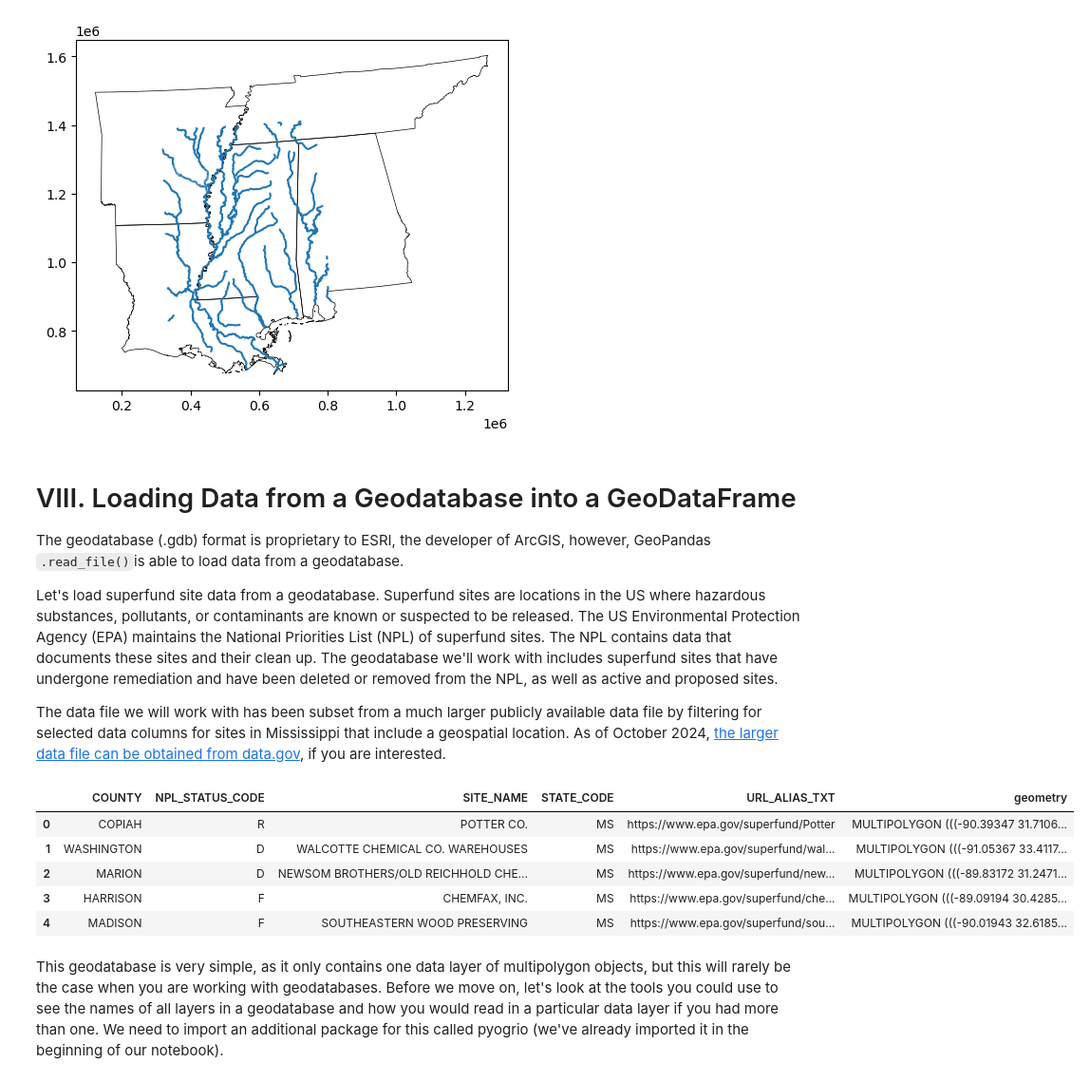
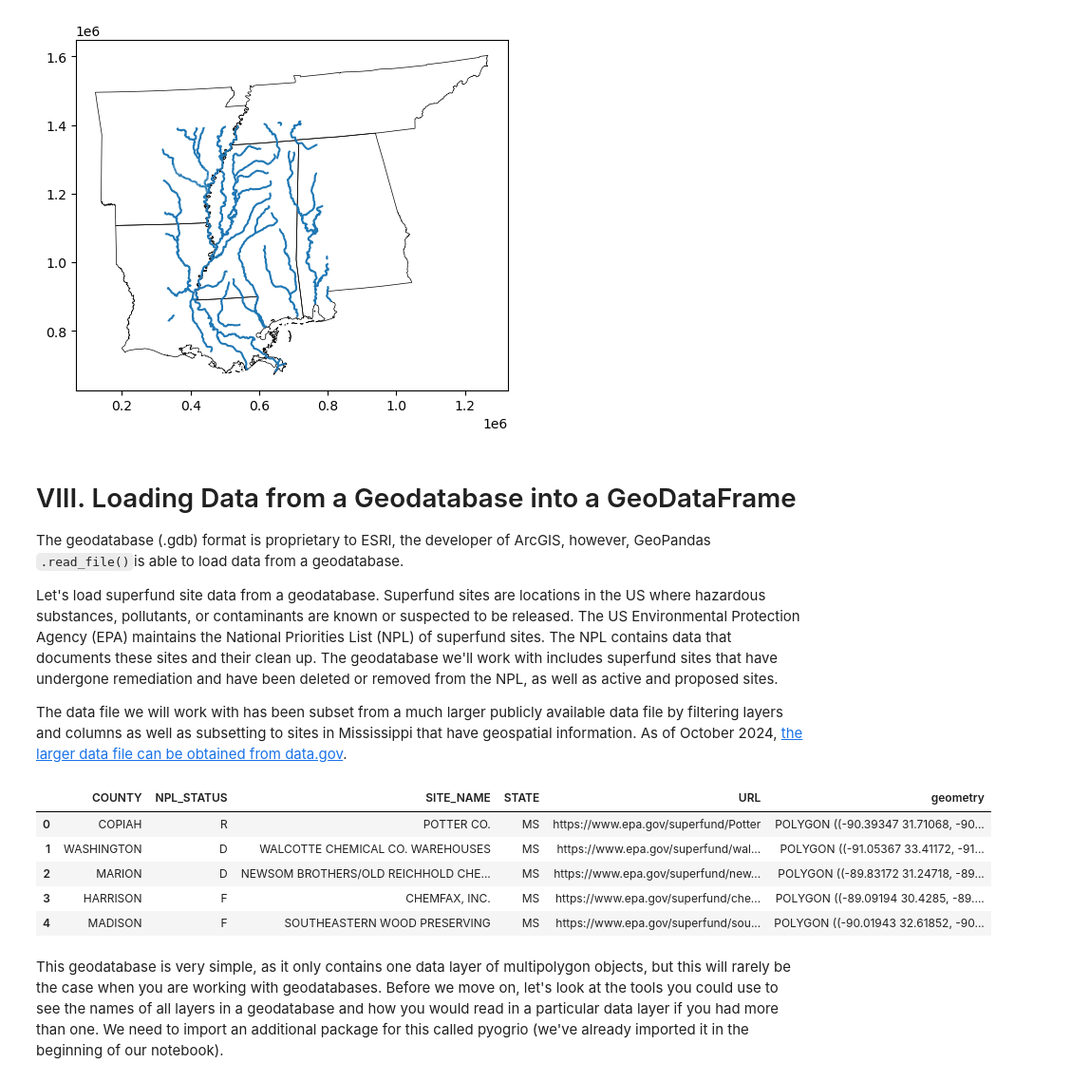
Before and after one commit to kerriegeil/DEV_canvas_beginner_py, a Jupyter notebook: IntroToGeopandas.ipynb, the cells around one changed output. Shown at 95% size. Cells and saved outputs as stored; diff of their text form; code cells hidden in the pictures.

```diff
--- a/IntroToGeopandas.ipynb
+++ b/IntroToGeopandas.ipynb
@@ -506,18 +493,17 @@ The geodatabase (.gdb) format is proprietary to ESRI, the developer of ArcGIS, h
 
 Let's load superfund site data from a geodatabase. Superfund sites are locations in the US where hazardous substances, pollutants, or contaminants are known or suspected to be released. The US Environmental Protection Agency (EPA) maintains the National Priorities List (NPL) of superfund sites. The NPL contains data that documents these sites and their clean up. The geodatabase we'll work with includes superfund sites that have undergone remediation and have been deleted or removed from the NPL, as well as active and proposed sites.
 
-The data file we will work with has been subset from a much larger publicly available data file by filtering for selected data columns for sites in Mississippi that include a geospatial location. As of October 2024, [the larger data file can be obtained from data.gov](https://catalog.data.gov/dataset/npl-superfund-site-boundaries-epa9), if you are interested.
+The data file we will work with has been subset from a much larger publicly available data file by filtering layers and columns as well as subsetting to sites in Mississippi that have geospatial information. As of October 2024, [the larger data file can be obtained from data.gov](https://catalog.data.gov/dataset/npl-superfund-site-boundaries-epa9).
 # %%
-gdf_sites=gpd.read_file('data/EPA_superfund_boundaries/MS_EPA_NPL_Site_Boundaries.gdb',
-                       columns = ['SITE_NAME','URL_ALIAS_TXT','NPL_STATUS_CODE','COUNTY','STATE_CODE'])
+gdf_sites=gpd.read_file('data/EPA_superfund_boundaries/MS_EPA_NPL_Site_Boundaries.gdb')
 gdf_sites.head()
 # %% [output]
-|  | COUNTY | NPL_STATUS_CODE | SITE_NAME | STATE_CODE | URL_ALIAS_TXT | geometry |
-| 0 | COPIAH | R | POTTER CO. | MS | https://www.epa.gov/superfund/Potter | MULTIPOLYGON (((-90.39347 31.7106... |
-| 1 | WASHINGTON | D | WALCOTTE CHEMICAL CO. WAREHOUSES | MS | https://www.epa.gov/superfund/wal... | MULTIPOLYGON (((-91.05367 33.4117... |
-| 2 | MARION | D | NEWSOM BROTHERS/OLD REICHHOLD CHE... | MS | https://www.epa.gov/superfund/new... | MULTIPOLYGON (((-89.83172 31.2471... |
-| 3 | HARRISON | F | CHEMFAX, INC. | MS | https://www.epa.gov/superfund/che... | MULTIPOLYGON (((-89.09194 30.4285... |
-| 4 | MADISON | F | SOUTHEASTERN WOOD PRESERVING | MS | https://www.epa.gov/superfund/sou... | MULTIPOLYGON (((-90.01943 32.6185... |
+|  | COUNTY | NPL_STATUS | SITE_NAME | STATE | URL | geometry |
+| 0 | COPIAH | R | POTTER CO. | MS | https://www.epa.gov/superfund/Potter | POLYGON ((-90.39347 31.71068, -90... |
+| 1 | WASHINGTON | D | WALCOTTE CHEMICAL CO. WAREHOUSES | MS | https://www.epa.gov/superfund/wal... | POLYGON ((-91.05367 33.41172, -91... |
+| 2 | MARION | D | NEWSOM BROTHERS/OLD REICHHOLD CHE... | MS | https://www.epa.gov/superfund/new... | POLYGON ((-89.83172 31.24718, -89... |
+| 3 | HARRISON | F | CHEMFAX, INC. | MS | https://www.epa.gov/superfund/che... | POLYGON ((-89.09194 30.4285, -89.... |
+| 4 | MADISON | F | SOUTHEASTERN WOOD PRESERVING | MS | https://www.epa.gov/superfund/sou... | POLYGON ((-90.01943 32.61852, -90... |
 # %% [markdown]
 This geodatabase is very simple, as it only contains one data layer of multipolygon objects, but this will rarely be the case when you are working with geodatabases. Before we move on, let's look at the tools you could use to see the names of all layers in a geodatabase and how you would read in a particular data layer if you had more than one. We need to import an additional package for this called pyogrio (we've already imported it in the beginning of our notebook).
 # %%
```
Also changed, not shown: parts of 53 cells of this notebook.
